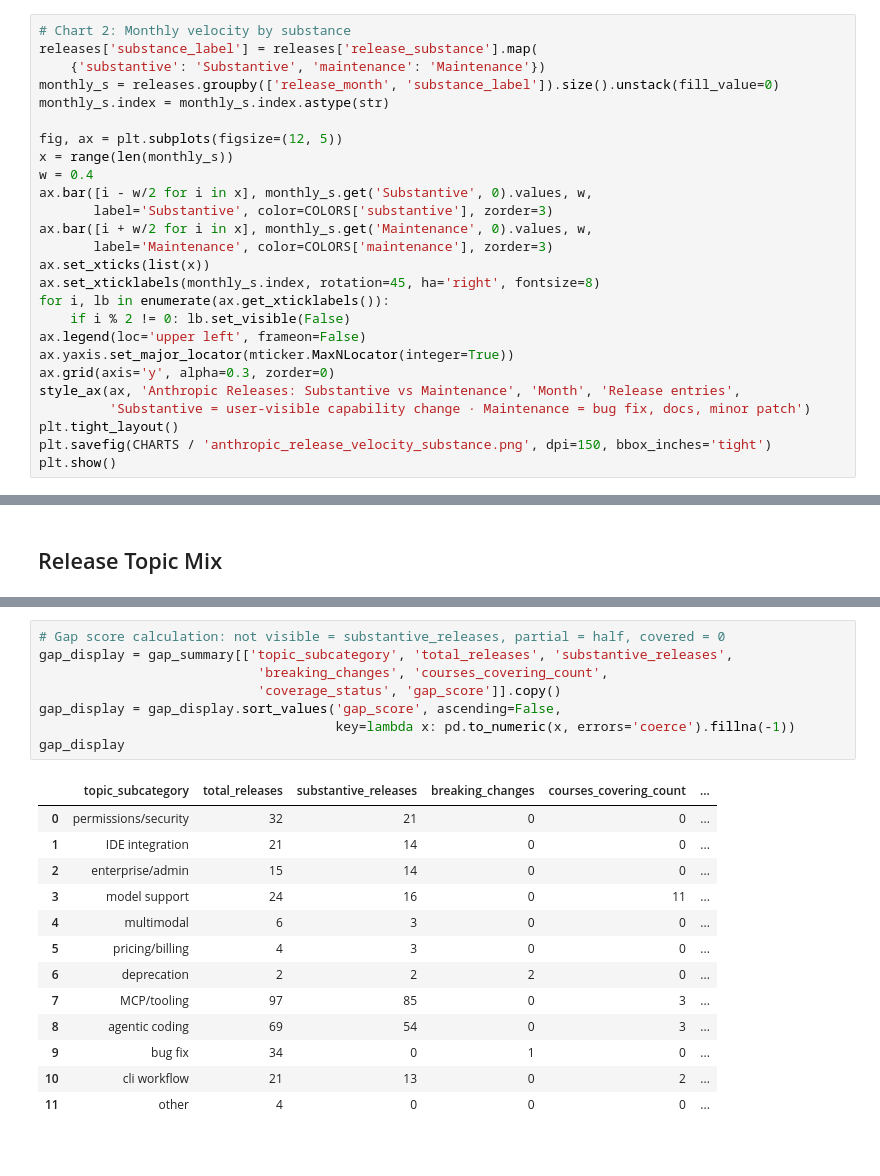
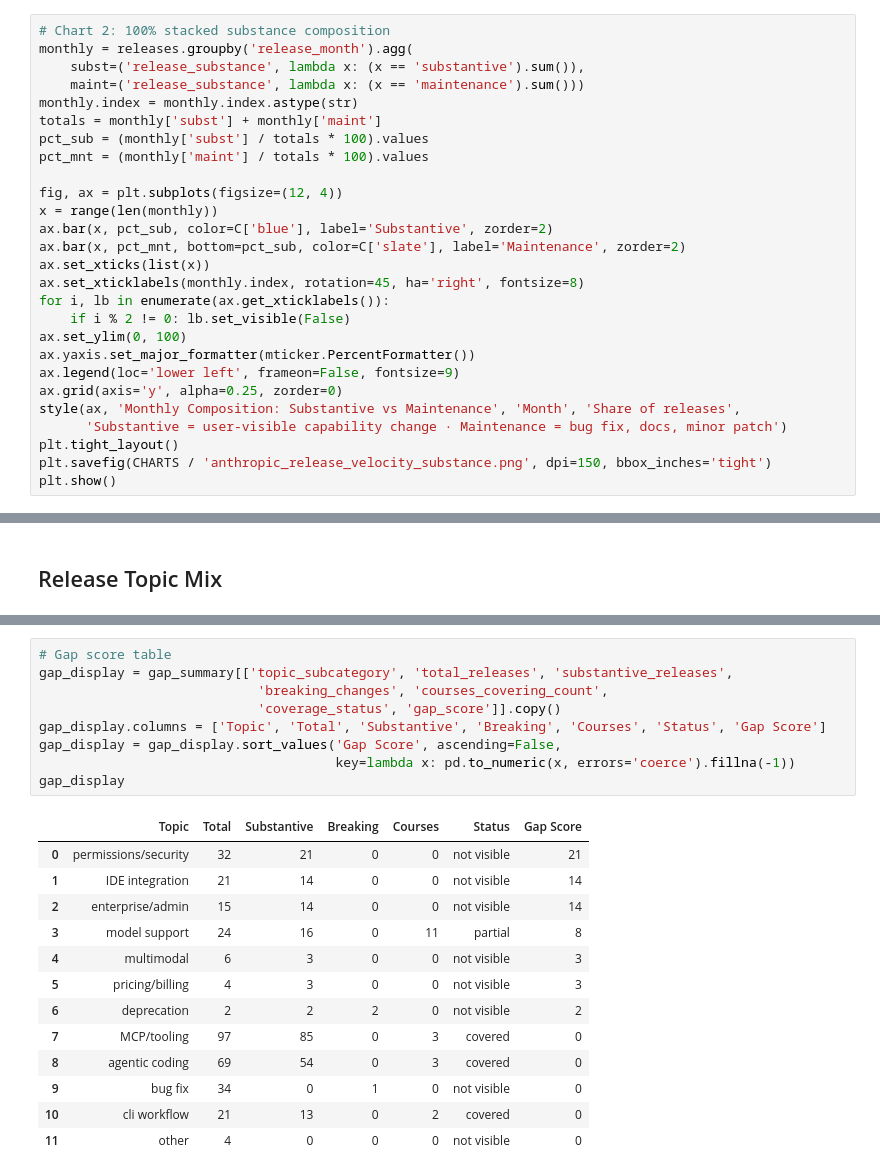
Before and after one commit to lvltcode/anthropic-academy-coverage-gap, a Jupyter notebook: notebooks/01_anthropic_content_coverage_gap.ipynb, the cells around one changed output, grey strips where cells are left out. Saved outputs shown, nothing was run; the diff lists cells and outputs as text.

```diff
--- a/notebooks/01_anthropic_content_coverage_gap.ipynb
+++ b/notebooks/01_anthropic_content_coverage_gap.ipynb
@@ -156,28 +149,29 @@ plt.show()
 
 Not all releases create learning-content decay pressure. Bug fixes and docs-only patches do not require course updates.
 # %%
-# Chart 2: Monthly velocity by substance
-releases['substance_label'] = releases['release_substance'].map(
-    {'substantive': 'Substantive', 'maintenance': 'Maintenance'})
-monthly_s = releases.groupby(['release_month', 'substance_label']).size().unstack(fill_value=0)
-monthly_s.index = monthly_s.index.astype(str)
+# Chart 2: 100% stacked substance composition
+monthly = releases.groupby('release_month').agg(
+    subst=('release_substance', lambda x: (x == 'substantive').sum()),
+    maint=('release_substance', lambda x: (x == 'maintenance').sum()))
+monthly.index = monthly.index.astype(str)
+totals = monthly['subst'] + monthly['maint']
+pct_sub = (monthly['subst'] / totals * 100).values
+pct_mnt = (monthly['maint'] / totals * 100).values
 
-fig, ax = plt.subplots(figsize=(12, 5))
-x = range(len(monthly_s))
-w = 0.4
-ax.bar([i - w/2 for i in x], monthly_s.get('Substantive', 0).values, w,
-       label='Substantive', color=COLORS['substantive'], zorder=3)
-ax.bar([i + w/2 for i in x], monthly_s.get('Maintenance', 0).values, w,
-       label='Maintenance', color=COLORS['maintenance'], zorder=3)
+fig, ax = plt.subplots(figsize=(12, 4))
+x = range(len(monthly))
+ax.bar(x, pct_sub, color=C['blue'], label='Substantive', zorder=2)
+ax.bar(x, pct_mnt, bottom=pct_sub, color=C['slate'], label='Maintenance', zorder=2)
 ax.set_xticks(list(x))
-ax.set_xticklabels(monthly_s.index, rotation=45, ha='right', fontsize=8)
+ax.set_xticklabels(monthly.index, rotation=45, ha='right', fontsize=8)
 for i, lb in enumerate(ax.get_xticklabels()):
     if i % 2 != 0: lb.set_visible(False)
-ax.legend(loc='upper left', frameon=False)
-ax.yaxis.set_major_locator(mticker.MaxNLocator(integer=True))
-ax.grid(axis='y', alpha=0.3, zorder=0)
-style_ax(ax, 'Anthropic Releases: Substantive vs Maintenance', 'Month', 'Release entries',
-         'Substantive = user-visible capability change · Maintenance = bug fix, docs, minor patch')
+ax.set_ylim(0, 100)
+ax.yaxis.set_major_formatter(mticker.PercentFormatter())
+ax.legend(loc='lower left', frameon=False, fontsize=9)
+ax.grid(axis='y', alpha=0.25, zorder=0)
+style(ax, 'Monthly Composition: Substantive vs Maintenance', 'Month', 'Share of releases',
+      'Substantive = user-visible capability change · Maintenance = bug fix, docs, minor patch')
 plt.tight_layout()
 plt.savefig(CHARTS / 'anthropic_release_velocity_substance.png', dpi=150, bbox_inches='tight')
 plt.show()
@@ -326,25 +377,26 @@ plt.show()
 # %%
-# Gap score calculation: not visible = substantive_releases, partial = half, covered = 0
+# Gap score table
 gap_display = gap_summary[['topic_subcategory', 'total_releases', 'substantive_releases',
                             'breaking_changes', 'courses_covering_count',
                             'coverage_status', 'gap_score']].copy()
-gap_display = gap_display.sort_values('gap_score', ascending=False,
+gap_display.columns = ['Topic', 'Total', 'Substantive', 'Breaking', 'Courses', 'Status', 'Gap Score']
+gap_display = gap_display.sort_values('Gap Score', ascending=False,
                                       key=lambda x: pd.to_numeric(x, errors='coerce').fillna(-1))
 gap_display
 # %% [output]
-|  | topic_subcategory | total_releases | substantive_releases | breaking_changes | courses_covering_count | ... |
-| 0 | permissions/security | 32 | 21 | 0 | 0 | ... |
-| 1 | IDE integration | 21 | 14 | 0 | 0 | ... |
-| 2 | enterprise/admin | 15 | 14 | 0 | 0 | ... |
-| 3 | model support | 24 | 16 | 0 | 11 | ... |
-| 4 | multimodal | 6 | 3 | 0 | 0 | ... |
-| 5 | pricing/billing | 4 | 3 | 0 | 0 | ... |
-| 6 | deprecation | 2 | 2 | 2 | 0 | ... |
-| 7 | MCP/tooling | 97 | 85 | 0 | 3 | ... |
-| 8 | agentic coding | 69 | 54 | 0 | 3 | ... |
-| 9 | bug fix | 34 | 0 | 1 | 0 | ... |
-| 10 | cli workflow | 21 | 13 | 0 | 2 | ... |
-| 11 | other | 4 | 0 | 0 | 0 | ... |
+|  | Topic | Total | Substantive | Breaking | Courses | Status | Gap Score |
+| 0 | permissions/security | 32 | 21 | 0 | 0 | not visible | 21 |
+| 1 | IDE integration | 21 | 14 | 0 | 0 | not visible | 14 |
+| 2 | enterprise/admin | 15 | 14 | 0 | 0 | not visible | 14 |
+| 3 | model support | 24 | 16 | 0 | 11 | partial | 8 |
+| 4 | multimodal | 6 | 3 | 0 | 0 | not visible | 3 |
+| 5 | pricing/billing | 4 | 3 | 0 | 0 | not visible | 3 |
+| 6 | deprecation | 2 | 2 | 2 | 0 | not visible | 2 |
+| 7 | MCP/tooling | 97 | 85 | 0 | 3 | covered | 0 |
+| 8 | agentic coding | 69 | 54 | 0 | 3 | covered | 0 |
+| 9 | bug fix | 34 | 0 | 1 | 0 | not visible | 0 |
+| 10 | cli workflow | 21 | 13 | 0 | 2 | covered | 0 |
+| 11 | other | 4 | 0 | 0 | 0 | not visible | 0 |
 # %% [markdown]
 ### Key observations
 
```
Also changed, not shown: parts of 29 cells of this notebook, 7 other files.
